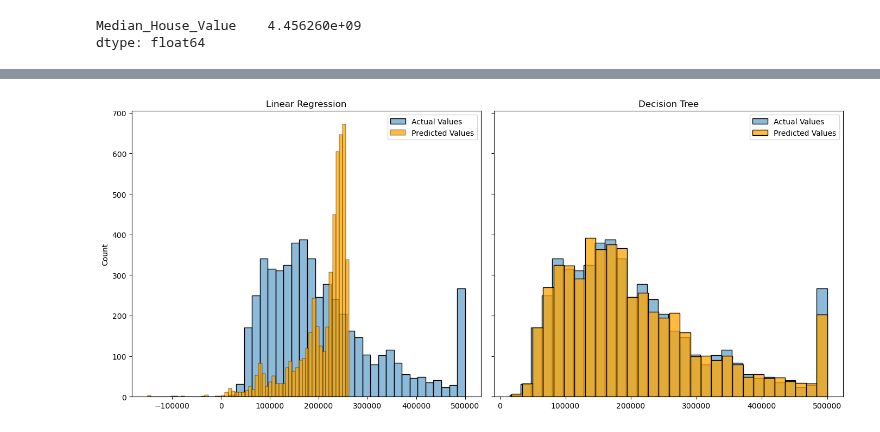
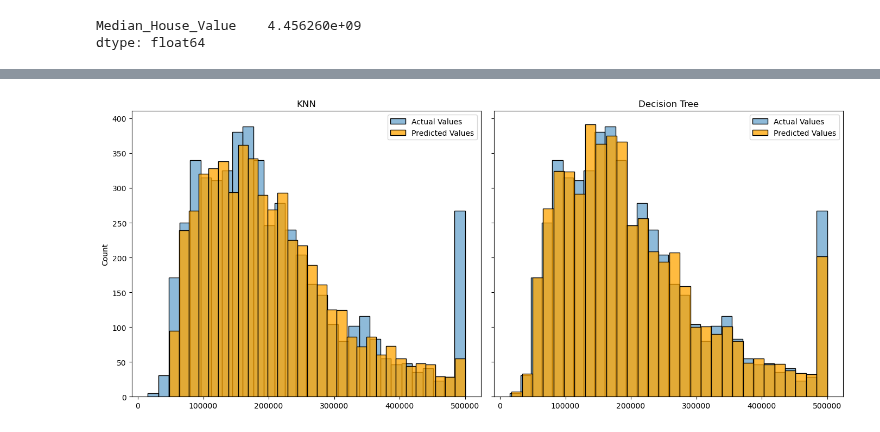
Before and after one commit to DSBE-Semester-A/DataMining, a Jupyter notebook: Assignment1.ipynb, the cells around one changed output, grey strips where cells are left out. Cells and saved outputs as stored; diff of their text form; code cells hidden in the pictures.

```diff
--- a/Assignment1.ipynb
+++ b/Assignment1.ipynb
@@ -338,0 +306,19 @@ variance_dec
+# %%
+from sklearn.model_selection import GridSearchCV
+from sklearn.neighbors import KNeighborsRegressor
+
+# Define the parameter grid for n_neighbors
+param_grid = {'n_neighbors': range(1, 21)}
+
+# Initialize the KNeighborsRegressor
+knn = KNeighborsRegressor()
+
+# Use GridSearchCV to search for the best value of n_neighbors
+grid_search = GridSearchCV(knn, param_grid, cv=5, scoring='neg_mean_squared_error')
+
+# Fit the model to the training data
+grid_search.fit(x_train, y_train)
+
+# Get the best parameters
+best_n_neighbors = grid_search.best_params_['n_neighbors']
+print(f"The best number of neighbors is: {best_n_neighbors}")
@@ -338,0 +327,12 @@ variance_dec
+# %%
+# Import necessary libraries
+from sklearn.neighbors import KNeighborsRegressor
+
+# Create the K-Neighbors Regressor model (using 5 neighbors as an example)
+knn_model = KNeighborsRegressor(n_neighbors=6)
+
+# Fit the model on the training data
+knn_model.fit(x_train, y_train)
+
+# Predict using the test data
+y_knn_pred = knn_model.predict(x_test)
@@ -382,19 +429,19 @@ results_df.set_index('Model').T
 # %%
 fig, axes = plt.subplots(1, 2, figsize=(14, 6), sharey=True)
 
 # Plot for Linear Regression
 sns.histplot(y_test, label='Actual Values', ax=axes[0], color='blue')
-sns.histplot(y_lin_pred.flatten(), label='Predicted Values', ax=axes[0], color='orange')
-axes[0].set_title('Linear Regression')
+sns.histplot(y_knn_pred.flatten(), label='Predicted Values', ax=axes[0], color='orange')
+axes[0].set_title('KNN')
 axes[0].legend()
 
 # Plot for Decision Tree
 sns.histplot(y_test, label='Actual Values', ax=axes[1], color='blue')
 sns.histplot(y_dec_pred, label='Predicted Values', ax=axes[1], color='orange')
 axes[1].set_title('Decision Tree')
 axes[1].legend()
 
 plt.tight_layout()
 plt.show()
 # %% [output]
-[figure, old version]
+[figure, new version]
```
Also changed, not shown: parts of 19 cells of this notebook.
